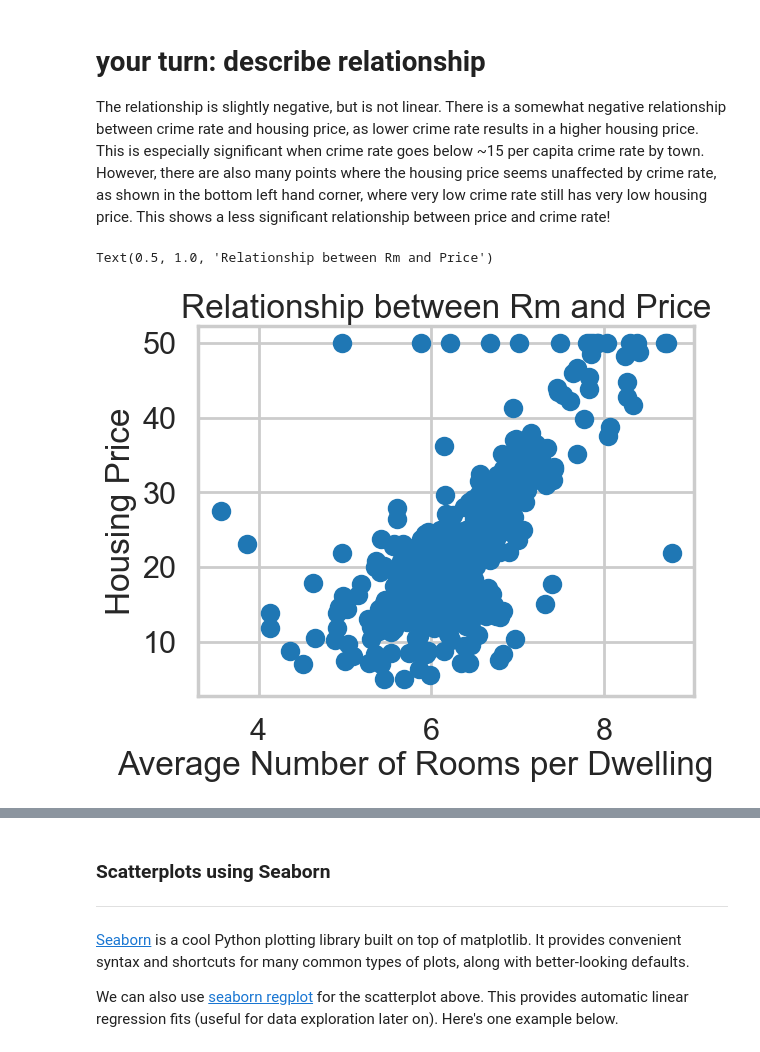
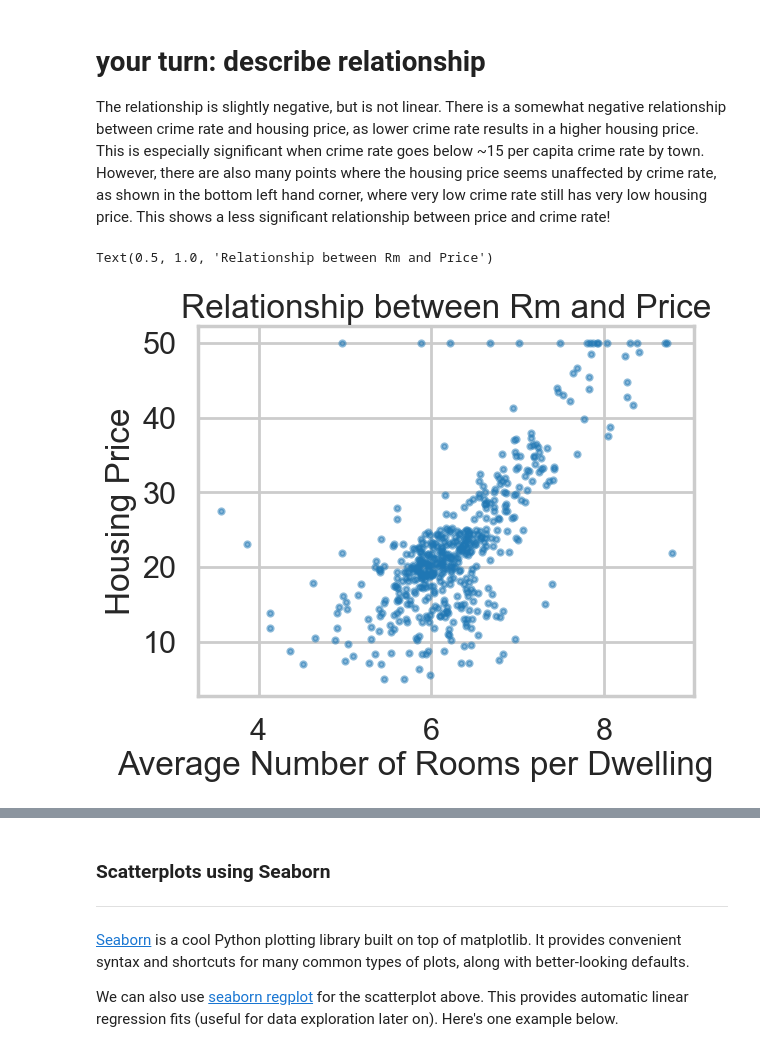
Before and after one commit to kevinjin21/mec-mini-projects, a Jupyter notebook: mec-11.4.1-linear-regression-mini-project/Mini_Project_Linear_Regression.ipynb, the cells around one changed output, grey strips where cells are left out. Drawn from its saved outputs; the diff is of its cells as text; code cells hidden in the pictures.

```diff
--- a/mec-11.4.1-linear-regression-mini-project/Mini_Project_Linear_Regression.ipynb
+++ b/mec-11.4.1-linear-regression-mini-project/Mini_Project_Linear_Regression.ipynb
@@ -302,13 +302,13 @@ This is especially significant when crime rate goes below ~15 per capita crime r
 However, there are also many points where the housing price seems unaffected by crime rate, as shown in the bottom left hand corner, where very low crime rate still has very low housing price. This shows a less significant relationship between price and crime rate!
 # %%
 # your turn: scatter plot between *RM* and *PRICE*
-plt.scatter(bos.rm, bos.medv)
+plt.scatter(bos.rm, bos.medv, s=15, alpha=0.5)
 plt.xlabel("Average Number of Rooms per Dwelling RM")
 plt.ylabel("Housing Price")
 plt.title("Relationship between Rm and Price")
 # we can see a positive linear relationship between room number and price! More rooms *usually* result in higher price.
 # %% [output]
 Text(0.5, 1.0, 'Relationship between Rm and Price')
-[figure, old version]
+[figure, new version]
 # %%
 # your turn: scatter plot between *PTRATIO* and *PRICE*
```
Also changed, not shown: parts of 19 cells of this notebook.
